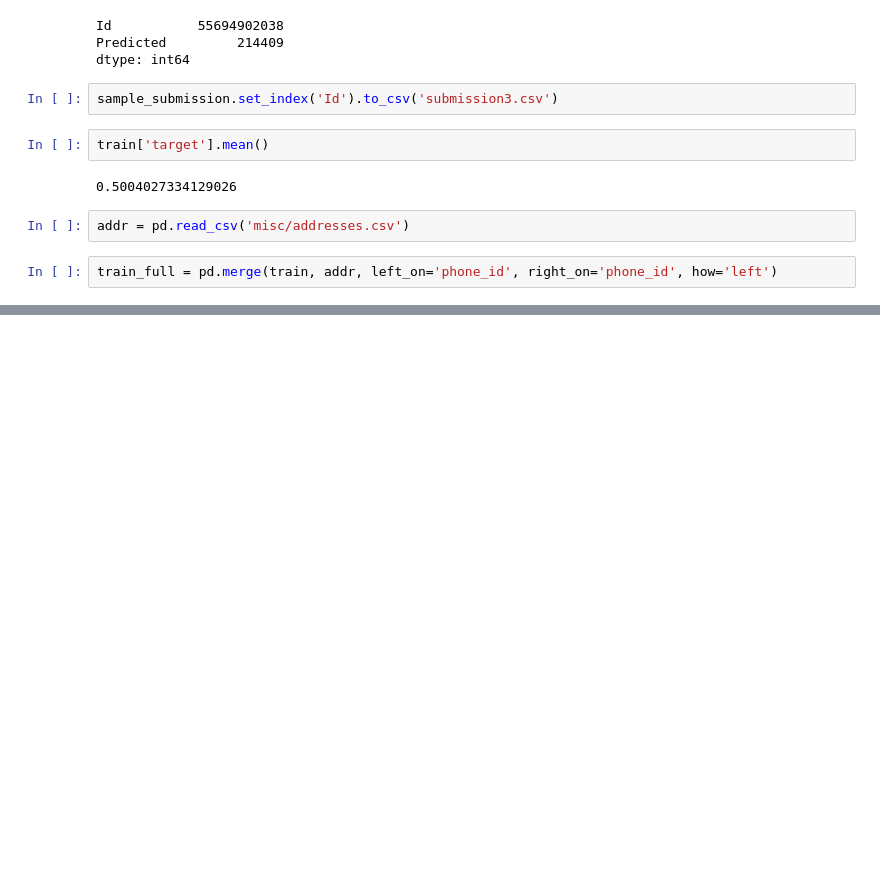
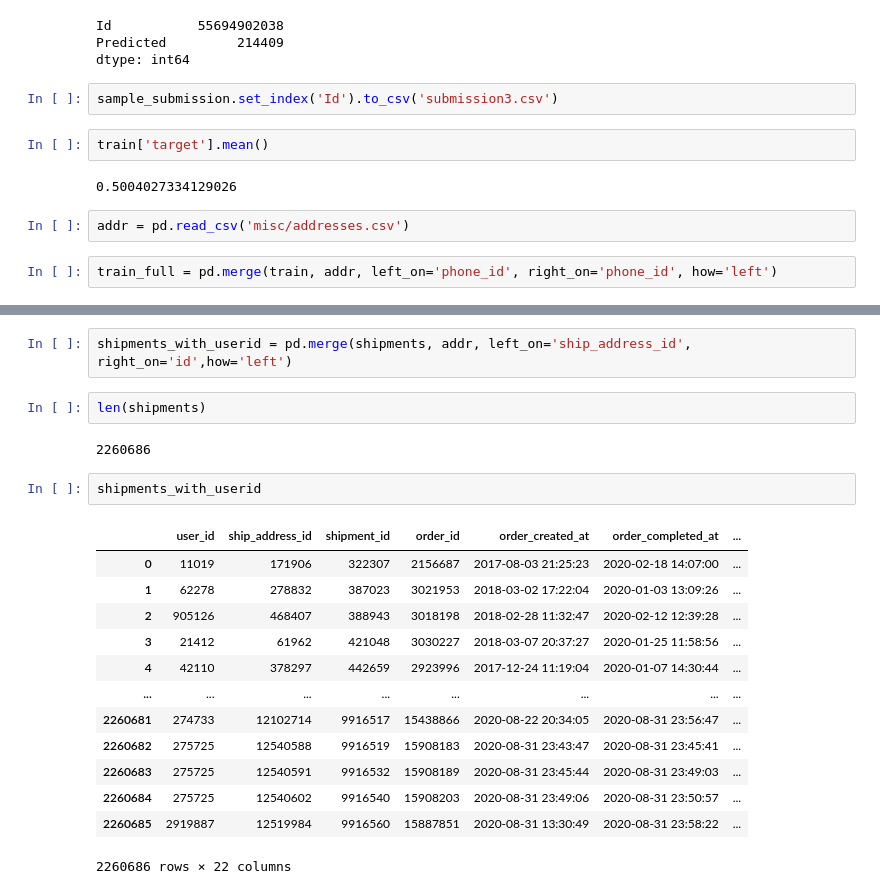
Before and after one commit to annabaydina/babonki, a Jupyter notebook: babonki.ipynb, the cells around one changed output, grey strips where cells are left out. Drawn from its saved outputs; the diff is of its cells as text; blank space fills up the shorter version.

```diff
--- a/babonki.ipynb
+++ b/babonki.ipynb
@@ -602,0 +330,22 @@ sample_submission.to_csv(f'{data_path}/lightgbm-work-1_sub.csv')
+# %%
+shipments_with_userid = pd.merge(shipments, addr, left_on='ship_address_id', right_on='id',how='left')
+# %%
+len(shipments)
+# %% [output]
+2260686
+# %%
+shipments_with_userid
+# %% [output]
+|  | user_id | ship_address_id | shipment_id | order_id | order_created_at | order_completed_at | ... |
+| 0 | 11019 | 171906 | 322307 | 2156687 | 2017-08-03 21:25:23 | 2020-02-18 14:07:00 | ... |
+| 1 | 62278 | 278832 | 387023 | 3021953 | 2018-03-02 17:22:04 | 2020-01-03 13:09:26 | ... |
+| 2 | 905126 | 468407 | 388943 | 3018198 | 2018-02-28 11:32:47 | 2020-02-12 12:39:28 | ... |
+| 3 | 21412 | 61962 | 421048 | 3030227 | 2018-03-07 20:37:27 | 2020-01-25 11:58:56 | ... |
+| 4 | 42110 | 378297 | 442659 | 2923996 | 2017-12-24 11:19:04 | 2020-01-07 14:30:44 | ... |
+| ... | ... | ... | ... | ... | ... | ... | ... |
+| 2260681 | 274733 | 12102714 | 9916517 | 15438866 | 2020-08-22 20:34:05 | 2020-08-31 23:56:47 | ... |
+| 2260682 | 275725 | 12540588 | 9916519 | 15908183 | 2020-08-31 23:43:47 | 2020-08-31 23:45:41 | ... |
+| 2260683 | 275725 | 12540591 | 9916532 | 15908189 | 2020-08-31 23:45:44 | 2020-08-31 23:49:03 | ... |
+| 2260684 | 275725 | 12540602 | 9916540 | 15908203 | 2020-08-31 23:49:06 | 2020-08-31 23:50:57 | ... |
+| 2260685 | 2919887 | 12519984 | 9916560 | 15887851 | 2020-08-31 13:30:49 | 2020-08-31 23:58:22 | ... |
+2260686 rows × 22 columns
```
Also changed, not shown: parts of 57 cells of this notebook.
